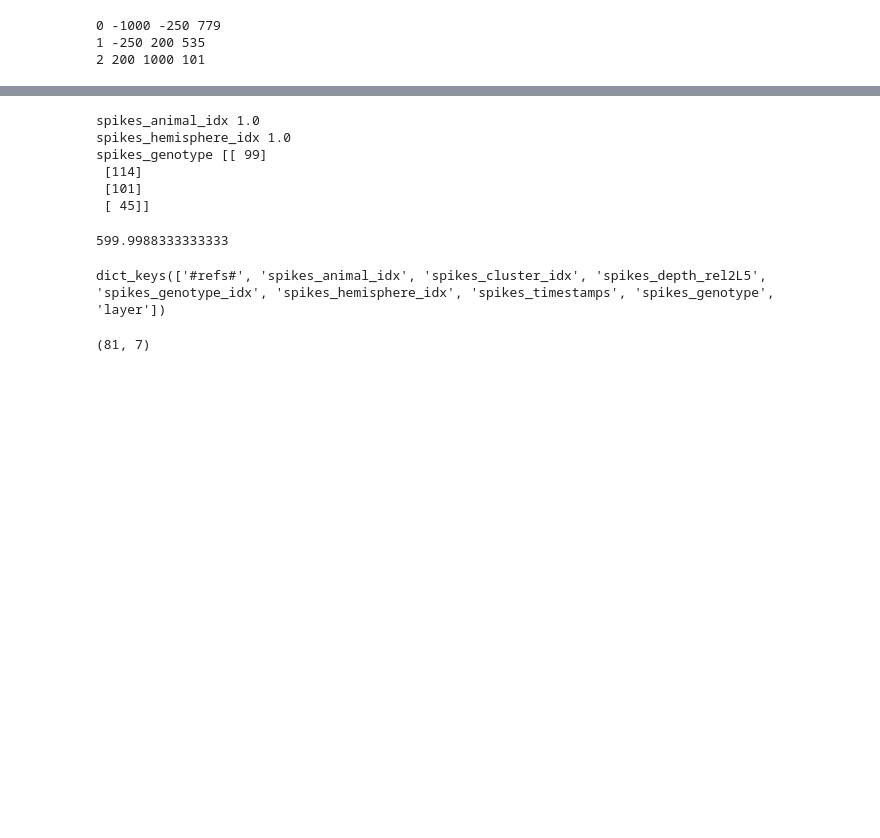
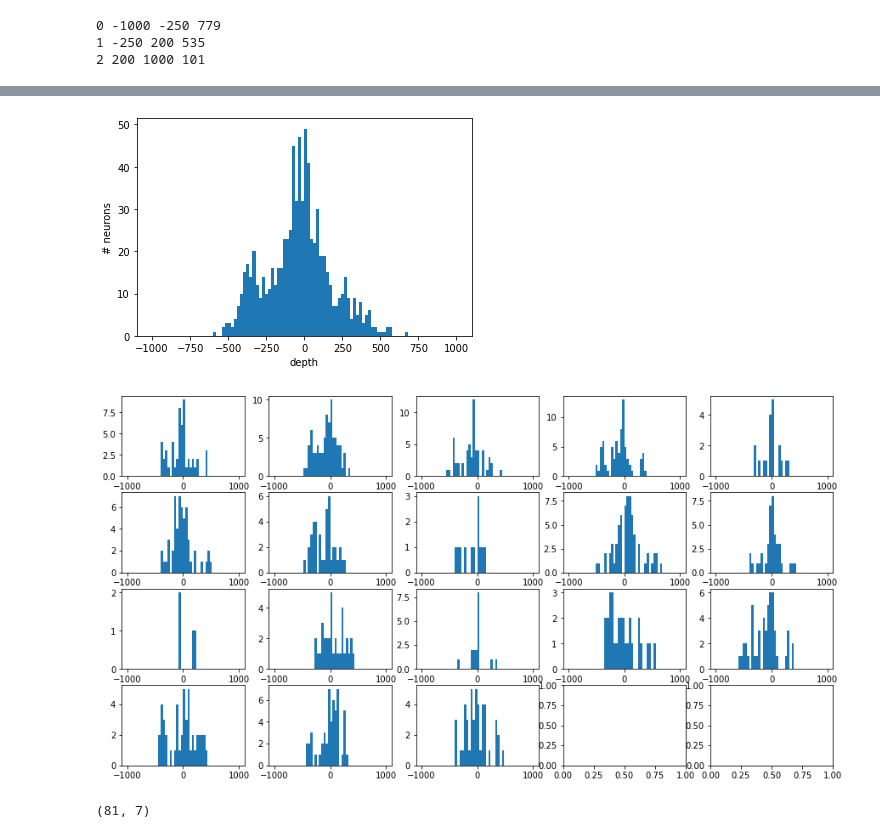
Before and after one commit to woxxel/DarkMatter, a Jupyter notebook: notebooks/spiking_data_analysis.ipynb, the cells around one changed output, grey strips where cells are left out. Saved outputs shown, nothing was run; the diff lists cells and outputs as text; code cells hidden in the pictures; blank space fills up the shorter version.

```diff
--- a/notebooks/spiking_data_analysis.ipynb
+++ b/notebooks/spiking_data_analysis.ipynb
@@ -99,21 +107,3 @@ for n in range(len(data['spikes_animal_idx'])):
-# %%
-for c in classify:
-    print(c,data[c][3])
-# %% [output]
-spikes_animal_idx 1.0
-spikes_hemisphere_idx 1.0
-spikes_genotype [[ 99]
- [114]
- [101]
- [ 45]]
-# %%
-max([max(s) for s in spike_data[0]['spike_times']])
-# %% [output]
-599.9988333333333
-# %%
-data.keys()
-# %% [output]
-dict_keys(['#refs#', 'spikes_animal_idx', 'spikes_cluster_idx', 'spikes_depth_rel2L5', 'spikes_genotype_idx', 'spikes_hemisphere_idx', 'spikes_timestamps', 'spikes_genotype', 'layer'])
 # %%
 ### some processing
 
@@ -145,6 +135,17 @@ for sd in spike_data:
         sd['rate'][n,0] = len(s)/sd['T']
         for i in range(nIntervals):
             sd['rate'][n,i+1] = np.sum((s>i*dT) & (s<(i+1)*dT))/dT
+# %%
+_ = plt.hist(data['spikes_depth_rel2L5'],np.linspace(-1000,1000,101))
+plt.xlabel('depth')
+plt.ylabel('# neurons')
+
+fig,ax = plt.subplots(4,5,figsize=(15,8))
+for i,animal in enumerate(spike_data):
+    _ = ax[i//5][i%5].hist(animal['depth'],np.linspace(-1000,1000,51))
+# %% [output]
+[figure, added]
+[figure, added]
 # %%
 spike_data[1]['rate'].shape
 # %% [output]
```
Also changed, not shown: parts of 28 cells of this notebook, 10 other files.
